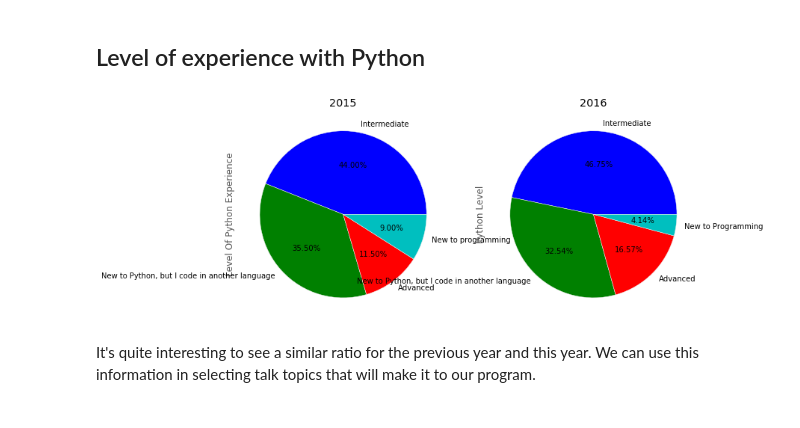
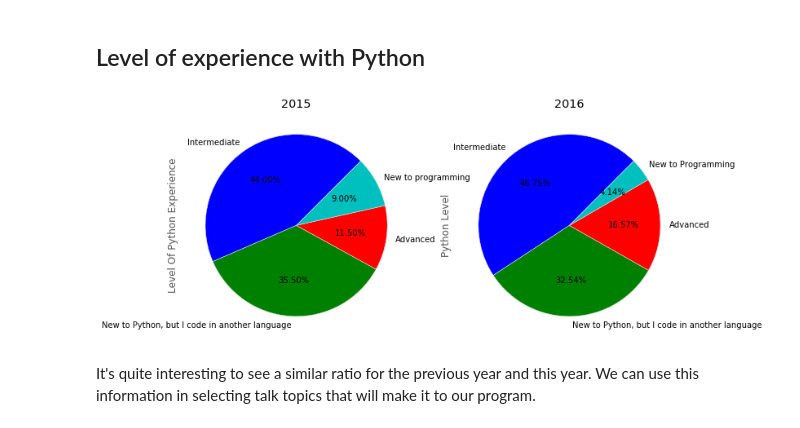
Before and after one commit to pythonph/notebooks, a Jupyter notebook: pycon-stats.ipynb, the cells around one changed output. Saved outputs shown, nothing was run; the diff lists cells and outputs as text; code cells hidden in the pictures.

```diff
--- a/pycon-stats.ipynb
+++ b/pycon-stats.ipynb
@@ -27,11 +27,11 @@ fig.show()
 ## Level of experience with Python
 # %%
 fig, (ax1, ax2) = plt.subplots(ncols=2, figsize=(11, 5))
-csv_2015['Level Of Python Experience'].value_counts().plot(ax=ax1, title='2015', **pie_kwargs)
-csv_2016['Python Level'].value_counts().plot(ax=ax2, title='2016', **pie_kwargs)
+csv_2015['Level Of Python Experience'].value_counts().plot(ax=ax1, title='2015', startangle=45, **pie_kwargs)
+csv_2016['Python Level'].value_counts().plot(ax=ax2, title='2016', startangle=45, **pie_kwargs)
 fig.show()
 # %% [output]
-[figure, old version]
+[figure, new version]
 # %% [markdown]
 It's quite interesting to see a similar ratio for the previous year and this year. We can use this information in selecting talk topics that will make it to our program.
 # %% [markdown]
```
